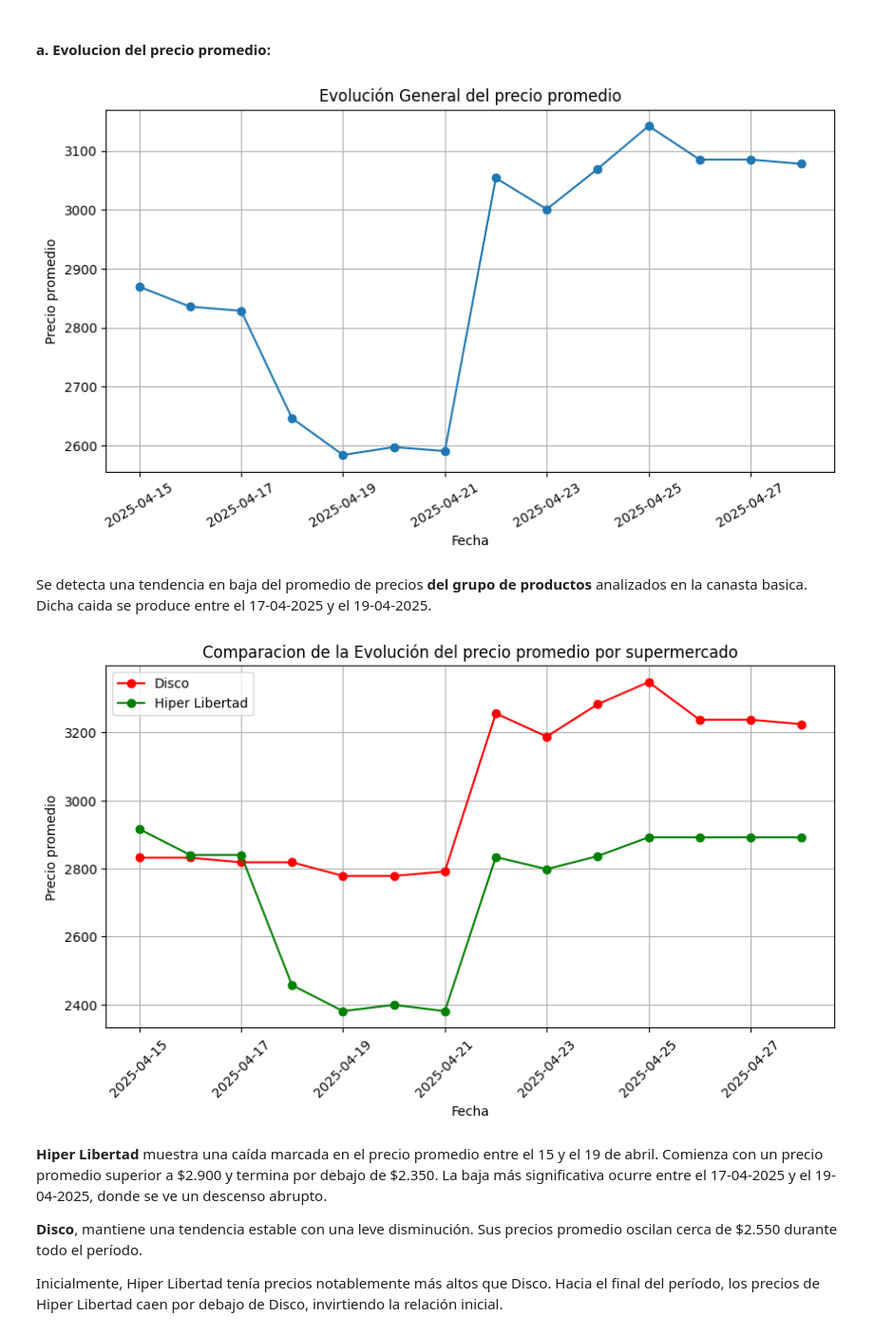
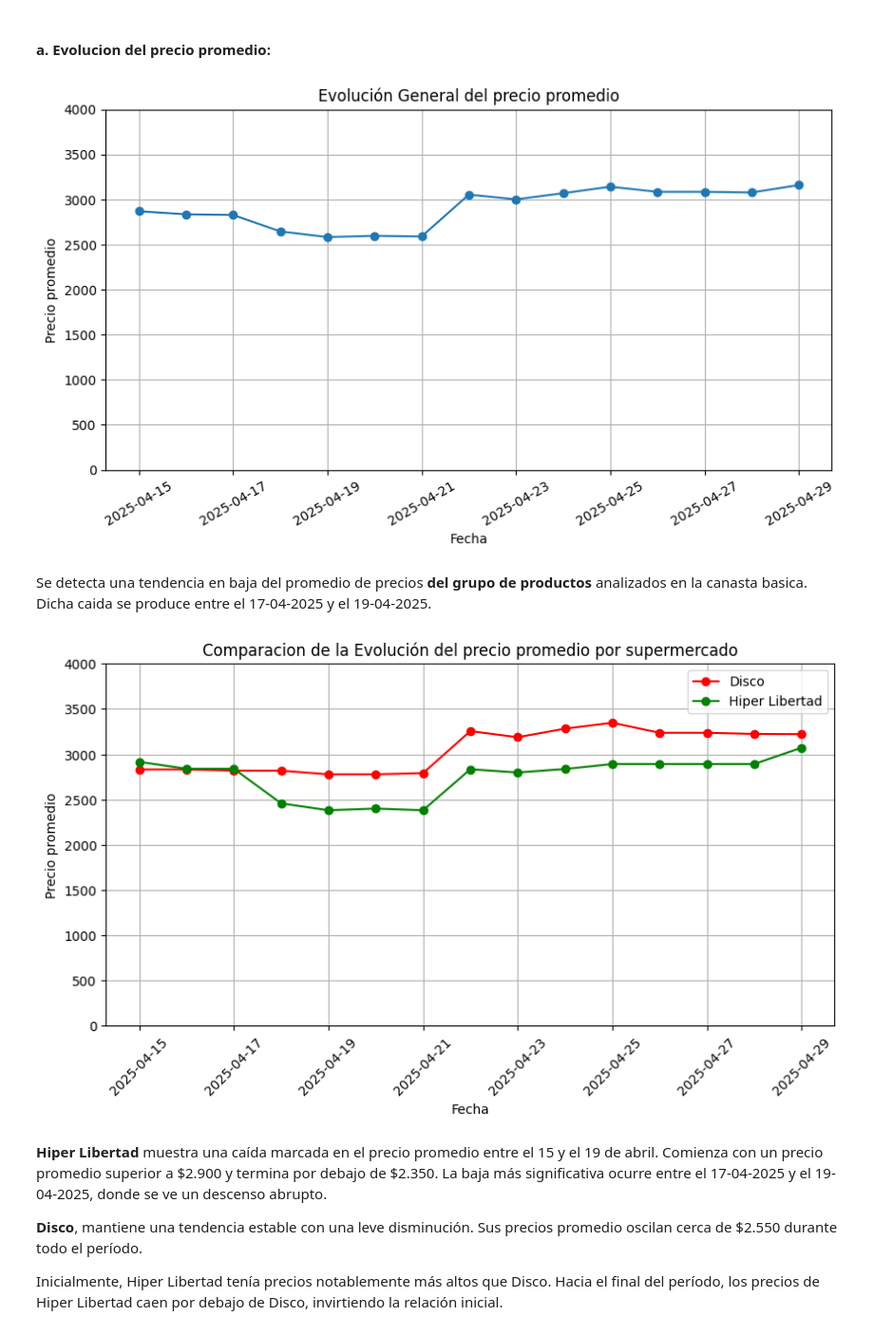
Before and after one commit to manuelpalomeque/Web-Scraper-canasta-basica, a Jupyter notebook: notebooks/01_EDA_WS.ipynb, the cells around one changed output. Shown at 95% size. Drawn from its saved outputs; the diff is of its cells as text; code cells hidden in the pictures.

```diff
--- a/notebooks/01_EDA_WS.ipynb
+++ b/notebooks/01_EDA_WS.ipynb
@@ -37,6 +37,7 @@ df_hiper_libertad_11 = pd.read_csv('/content/drive/MyDrive/Web Scrapping - Super
 df_hiper_libertad_12 = pd.read_csv('/content/drive/MyDrive/Web Scrapping - Supermercados/Hiper_Libertad/relevamiento_precios_hiper_libertad12.csv')
 df_hiper_libertad_13 = pd.read_csv('/content/drive/MyDrive/Web Scrapping - Supermercados/Hiper_Libertad/relevamiento_precios_hiper_libertad13.csv')
 df_hiper_libertad_14 = pd.read_csv('/content/drive/MyDrive/Web Scrapping - Supermercados/Hiper_Libertad/relevamiento_precios_hiper_libertad14.csv')
+df_hiper_libertad_15 = pd.read_csv('/content/drive/MyDrive/Web Scrapping - Supermercados/Hiper_Libertad/relevamiento_precios_hiper_libertad15.csv')
 
 # Disco:
 df_disco_0 = pd.read_excel('/content/drive/MyDrive/Web Scrapping - Supermercados/Disco/relevamiento_precios_disco.xlsx')
@@ -54,6 +55,7 @@ df_disco_11 = pd.read_csv('/content/drive/MyDrive/Web Scrapping - Supermercados/
 df_disco_12 = pd.read_csv('/content/drive/MyDrive/Web Scrapping - Supermercados/Disco/relevamiento_precios_disco12.csv')
 df_disco_13 = pd.read_csv('/content/drive/MyDrive/Web Scrapping - Supermercados/Disco/relevamiento_precios_disco13.csv')
 df_disco_14 = pd.read_csv('/content/drive/MyDrive/Web Scrapping - Supermercados/Disco/relevamiento_precios_disco14.csv')
+df_disco_15 = pd.read_csv('/content/drive/MyDrive/Web Scrapping - Supermercados/Disco/relevamiento_precios_disco15.csv')
 # %%
 # Unirlos por super mercado:
 df_hiper_libertad = pd.concat([df_hiper_libertad_1, df_hiper_libertad_2,
@@ -62,12 +64,13 @@ df_hiper_libertad = pd.concat([df_hiper_libertad_1, df_hiper_libertad_2,
                                df_hiper_libertad_7, df_hiper_libertad_8,
                                df_hiper_libertad_9, df_hiper_libertad_10,
                                df_hiper_libertad_11, df_hiper_libertad_12
-                               , df_hiper_libertad_13 , df_hiper_libertad_14], ignore_index=True)
+                               , df_hiper_libertad_13 , df_hiper_libertad_14
+                               , df_hiper_libertad_15], ignore_index=True)
 
 df_disco = pd.concat([df_disco_1, df_disco_2, df_disco_3, df_disco_4,
                       df_disco_5, df_disco_6, df_disco_7, df_disco_8,
                       df_disco_9, df_disco_10, df_disco_11, df_disco_12
-                      , df_disco_13 , df_disco_14], ignore_index=True)
+                      , df_disco_13 , df_disco_14, df_disco_15], ignore_index=True)
 
 # Agregar una columna "supermercado" con el valor correspondiente a cada uno:
 df_hiper_libertad['Supermercado'] = 'Hiper Libertad'
@@ -312,36 +315,38 @@ plt.plot(evolucion['fecha'], evolucion['Precio'], marker='o')
 plt.title("Evolución General del precio promedio")
 plt.xlabel("Fecha")
 plt.ylabel("Precio promedio")
+plt.ylim(0, 4000)
 plt.grid(True)
 plt.xticks(rotation=30)
 plt.show()
 # %% [output]
-[figure, old version]
+[figure, new version]
 # %% [markdown]
 Se detecta una tendencia en baja del promedio de precios **del grupo de productos** analizados en la canasta basica. Dicha caida se produce entre el 17-04-2025 y el 19-04-2025.
 # %%
 # Grafico de comparacion entre supermercado
 
 # Disco:
 disco_evolucion_general =  df_unificado[df_unificado['Supermercado'] == 'Disco']
 disco_evolucion = disco_evolucion_general.groupby('fecha')['Precio'].mean().reset_index()
 
 # Hiper Libertad:
 hiper_libertad_evolucion_general =  df_unificado[df_unificado['Supermercado'] == 'Hiper Libertad']
 hiper_evolucion = hiper_libertad_evolucion_general.groupby('fecha')['Precio'].mean().reset_index()
 
 plt.figure(figsize=(10,5))
 plt.plot(disco_evolucion['fecha'], disco_evolucion['Precio'], marker='o', label='Disco', color='red')
 plt.plot(hiper_evolucion['fecha'], hiper_evolucion['Precio'], marker='o', label='Hiper Libertad', color='green')
 plt.title("Comparacion de la Evolución del precio promedio por supermercado")
 plt.xlabel("Fecha")
 plt.ylabel("Precio promedio")
+plt.ylim(0, 4000)
 plt.grid(True)
 plt.xticks(rotation=45)
 plt.legend()
 plt.show()
 # %% [output]
-[figure, old version]
+[figure, new version]
 # %% [markdown]
 **Hiper Libertad** muestra una caída marcada en el precio promedio entre el 15 y el 19 de abril. Comienza con un precio promedio superior a \$2.900 y termina por debajo de \$2.350. La baja más significativa ocurre entre el 17-04-2025 y el 19-04-2025, donde se ve un descenso abrupto.
 
```
Also changed, not shown: parts of 10 cells of this notebook, 1 other file.
